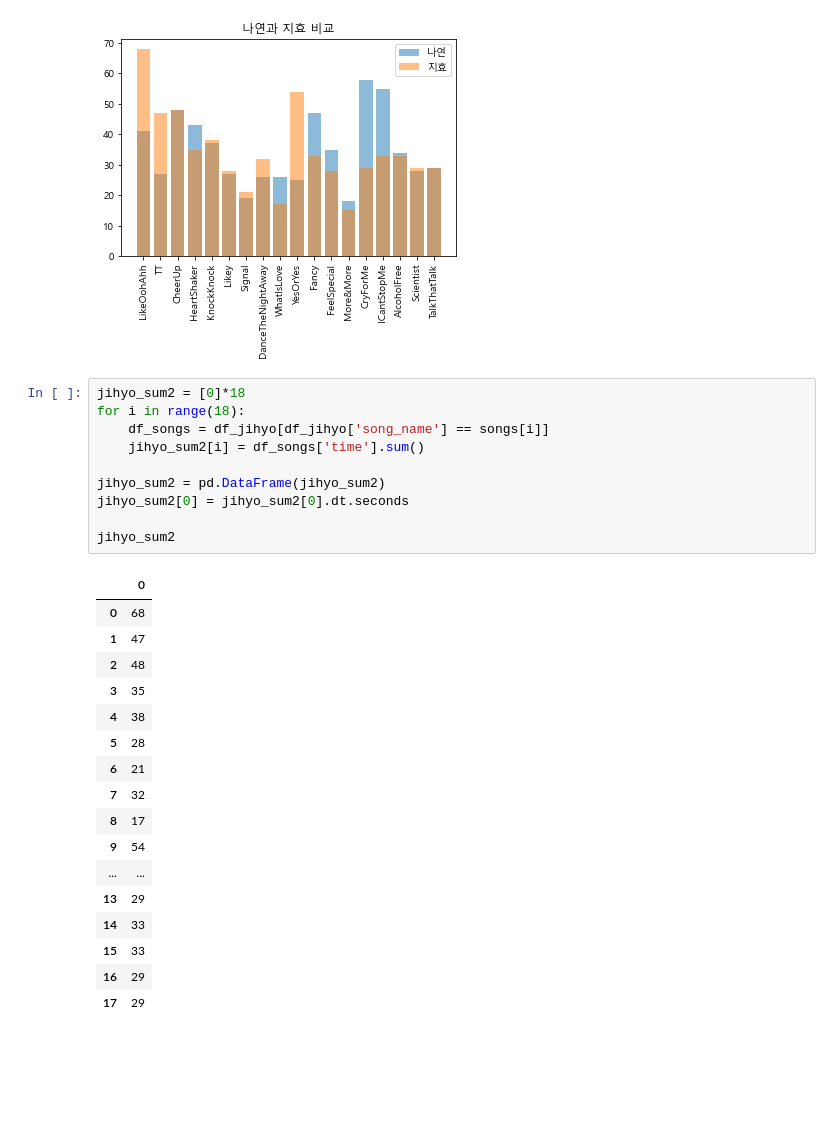
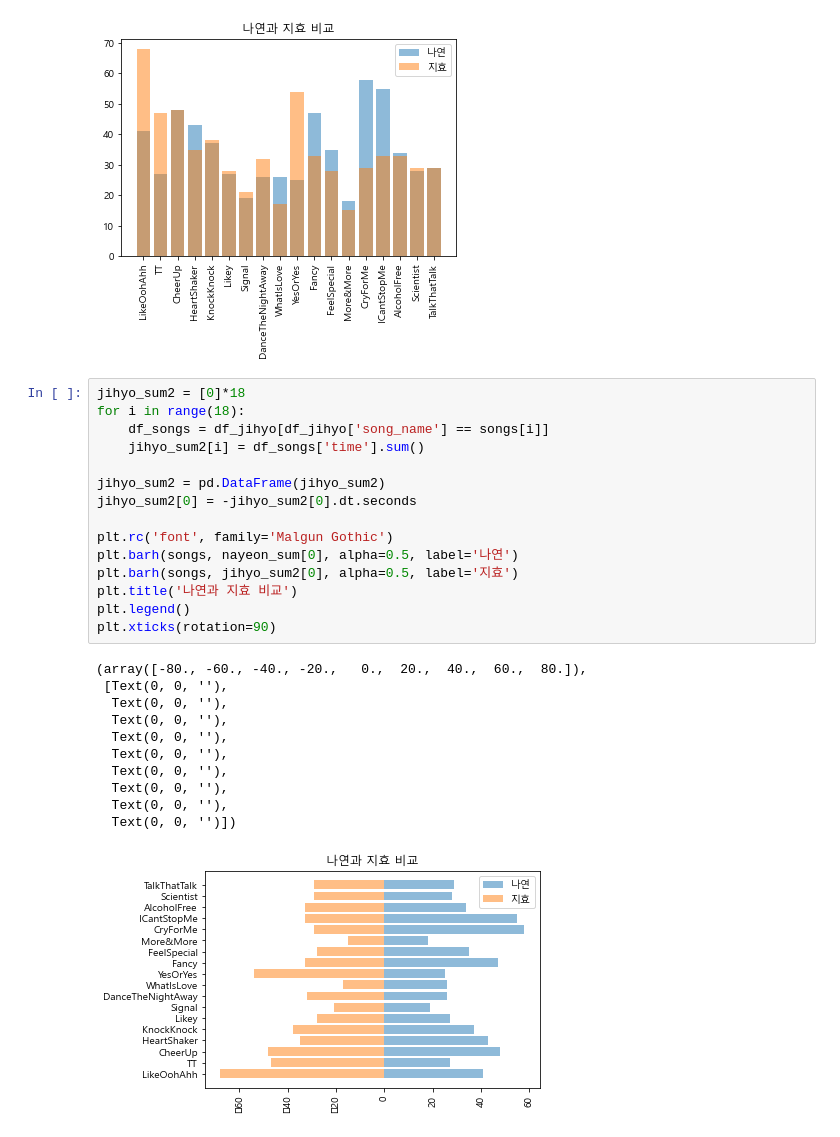
Before and after one commit to YoongSeongHong/Data_analysis_study, a Jupyter notebook: twice.ipynb, the cells around one changed output. Drawn from its saved outputs; the diff is of its cells as text; blank space fills up the shorter version.

```diff
--- a/twice.ipynb
+++ b/twice.ipynb
@@ -204,28 +204,27 @@ plt.xticks(rotation=90)
 # %%
 jihyo_sum2 = [0]*18
 for i in range(18):
     df_songs = df_jihyo[df_jihyo['song_name'] == songs[i]]
     jihyo_sum2[i] = df_songs['time'].sum()
 
 jihyo_sum2 = pd.DataFrame(jihyo_sum2)
-jihyo_sum2[0] = jihyo_sum2[0].dt.seconds
+jihyo_sum2[0] = -jihyo_sum2[0].dt.seconds
 
-jihyo_sum2
+plt.rc('font', family='Malgun Gothic')
+plt.barh(songs, nayeon_sum[0], alpha=0.5, label='나연')
+plt.barh(songs, jihyo_sum2[0], alpha=0.5, label='지효')
+plt.title('나연과 지효 비교')
+plt.legend()
+plt.xticks(rotation=90)
 # %% [output]
-|  | 0 |
-| 0 | 68 |
-| 1 | 47 |
-| 2 | 48 |
-| 3 | 35 |
-| 4 | 38 |
-| 5 | 28 |
-| 6 | 21 |
-| 7 | 32 |
-| 8 | 17 |
-| 9 | 54 |
-| ... | ... |
-| 13 | 29 |
-| 14 | 33 |
-| 15 | 33 |
-| 16 | 29 |
-| 17 | 29 |
+(array([-80., -60., -40., -20.,   0.,  20.,  40.,  60.,  80.]),
+ [Text(0, 0, ''),
+  Text(0, 0, ''),
+  Text(0, 0, ''),
+  Text(0, 0, ''),
+  Text(0, 0, ''),
+  Text(0, 0, ''),
+  Text(0, 0, ''),
+  Text(0, 0, ''),
+  Text(0, 0, '')])
+[figure, added]
```
Also changed, not shown: parts of 6 cells of this notebook.
